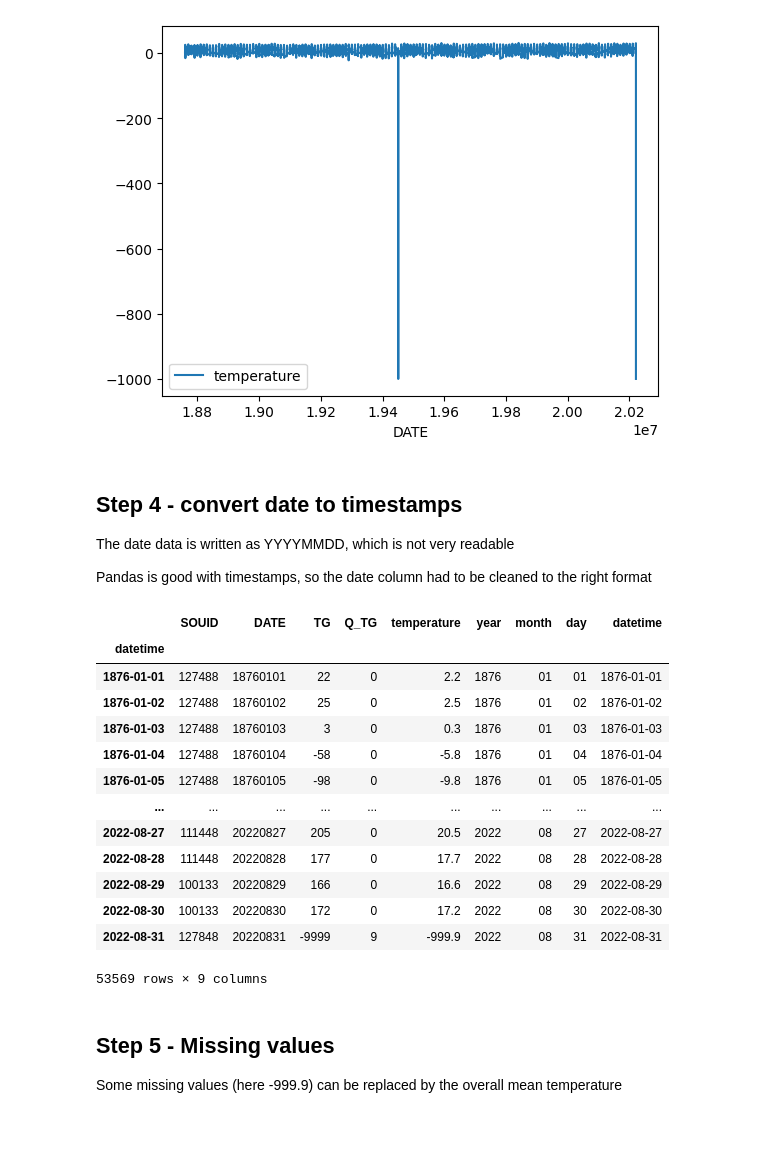
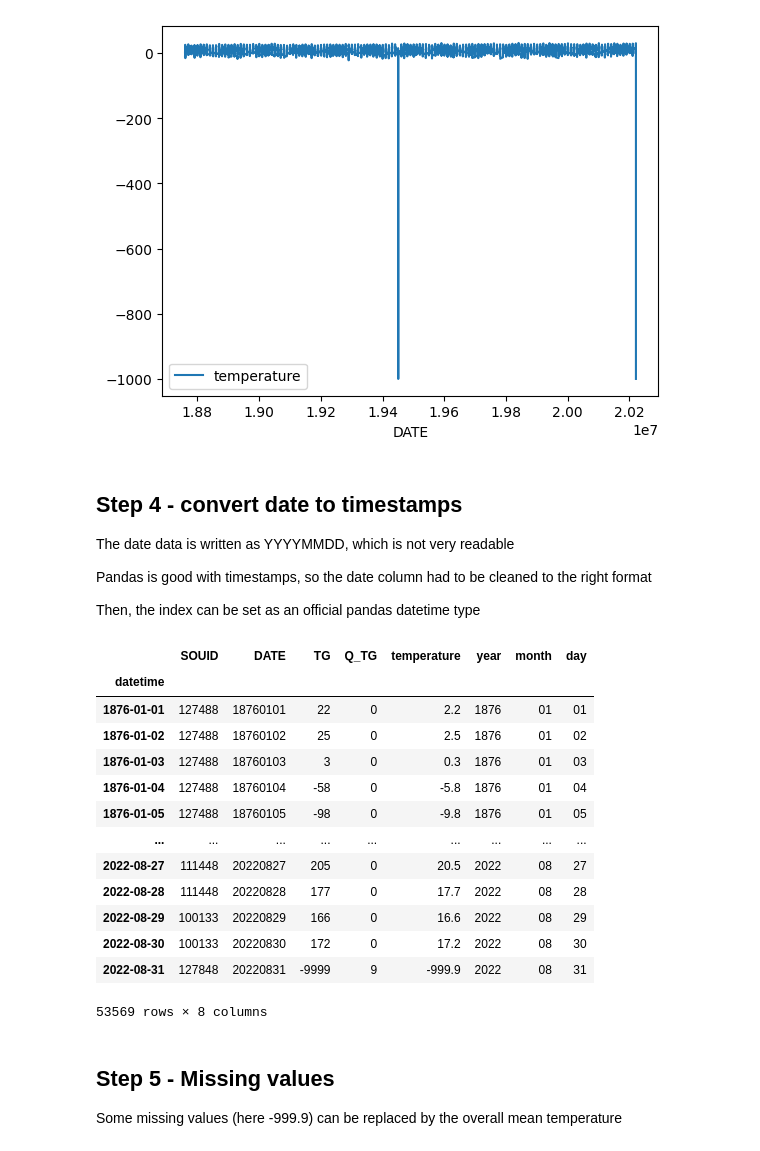
Before and after one commit to ZinoM21/data-science-fs2022, a Jupyter notebook: Homework/Project-2.1/climate-stripes.ipynb, the cells around one changed output. Saved outputs shown, nothing was run; the diff lists cells and outputs as text; code cells hidden in the pictures.

```diff
--- a/Homework/Project-2.1/climate-stripes.ipynb
+++ b/Homework/Project-2.1/climate-stripes.ipynb
@@ -59,49 +59,53 @@ rawDataPlt = df.plot(x='DATE', y='temperature')
 The date data is written as YYYYMMDD, which is not very readable
 
 Pandas is good with timestamps, so the date column had to be cleaned to the right format
+
+Then, the index can be set as an official pandas datetime type
 # %%
 df2 = df.copy()
 
 
 date_str = df2['DATE'].apply(str)
 # I tried to overwrite the date with
 # df2['DATE'] = df2['DATE'].apply(str)
 # but that did not work...
 # either had to apply .str[x:y] directly in one line
 # or df2['year'] = df2['DATE'].apply(lambda i: i[0:4])
 # or save the string date in a variable (chose this solution).
 # Why is overwriting not working here?
 
 df2['year'] = date_str.str[:4]
 
 df2['month'] = date_str.str[4:6]
 
 df2['day'] = date_str.str[6:]
 
 df2['datetime'] = df2['year'] + '-' + df2['month'] + '-' + df2['day']
 
-df3 = df2.set_index(pd.to_datetime(df2['datetime'])).copy()
+df2['datetime'] = pd.to_datetime(df2['datetime'])
+
+df3 = df2.set_index('datetime', drop=True)
 # Struggled a lot with this one...
 # Why do you name a function "set_index" when it is clearly not setting / applying on the df
 # but rather just putting out a copy of a new dataframe, which has to be saved in a variable again...
 # What I mean is: it's confusing that inplace=True is not the default for a funtcion named set_...
 
 df3
 # %% [output]
-|  | SOUID | DATE | TG | Q_TG | temperature | year | month | day | datetime |
-| datetime |  |  |  |  |  |  |  |  |  |
-| 1876-01-01 | 127488 | 18760101 | 22 | 0 | 2.2 | 1876 | 01 | 01 | 1876-01-01 |
-| 1876-01-02 | 127488 | 18760102 | 25 | 0 | 2.5 | 1876 | 01 | 02 | 1876-01-02 |
-| 1876-01-03 | 127488 | 18760103 | 3 | 0 | 0.3 | 1876 | 01 | 03 | 1876-01-03 |
-| 1876-01-04 | 127488 | 18760104 | -58 | 0 | -5.8 | 1876 | 01 | 04 | 1876-01-04 |
-| 1876-01-05 | 127488 | 18760105 | -98 | 0 | -9.8 | 1876 | 01 | 05 | 1876-01-05 |
-| ... | ... | ... | ... | ... | ... | ... | ... | ... | ... |
-| 2022-08-27 | 111448 | 20220827 | 205 | 0 | 20.5 | 2022 | 08 | 27 | 2022-08-27 |
-| 2022-08-28 | 111448 | 20220828 | 177 | 0 | 17.7 | 2022 | 08 | 28 | 2022-08-28 |
-| 2022-08-29 | 100133 | 20220829 | 166 | 0 | 16.6 | 2022 | 08 | 29 | 2022-08-29 |
-| 2022-08-30 | 100133 | 20220830 | 172 | 0 | 17.2 | 2022 | 08 | 30 | 2022-08-30 |
-| 2022-08-31 | 127848 | 20220831 | -9999 | 9 | -999.9 | 2022 | 08 | 31 | 2022-08-31 |
+|  | SOUID | DATE | TG | Q_TG | temperature | year | month | day |
+| datetime |  |  |  |  |  |  |  |  |
+| 1876-01-01 | 127488 | 18760101 | 22 | 0 | 2.2 | 1876 | 01 | 01 |
+| 1876-01-02 | 127488 | 18760102 | 25 | 0 | 2.5 | 1876 | 01 | 02 |
+| 1876-01-03 | 127488 | 18760103 | 3 | 0 | 0.3 | 1876 | 01 | 03 |
+| 1876-01-04 | 127488 | 18760104 | -58 | 0 | -5.8 | 1876 | 01 | 04 |
+| 1876-01-05 | 127488 | 18760105 | -98 | 0 | -9.8 | 1876 | 01 | 05 |
+| ... | ... | ... | ... | ... | ... | ... | ... | ... |
+| 2022-08-27 | 111448 | 20220827 | 205 | 0 | 20.5 | 2022 | 08 | 27 |
+| 2022-08-28 | 111448 | 20220828 | 177 | 0 | 17.7 | 2022 | 08 | 28 |
+| 2022-08-29 | 100133 | 20220829 | 166 | 0 | 16.6 | 2022 | 08 | 29 |
+| 2022-08-30 | 100133 | 20220830 | 172 | 0 | 17.2 | 2022 | 08 | 30 |
+| 2022-08-31 | 127848 | 20220831 | -9999 | 9 | -999.9 | 2022 | 08 | 31 |
-53569 rows × 9 columns
+53569 rows × 8 columns
 # %% [markdown]
 ## Step 5 - Missing values
 
```
Also changed, not shown: parts of 3 cells of this notebook.
